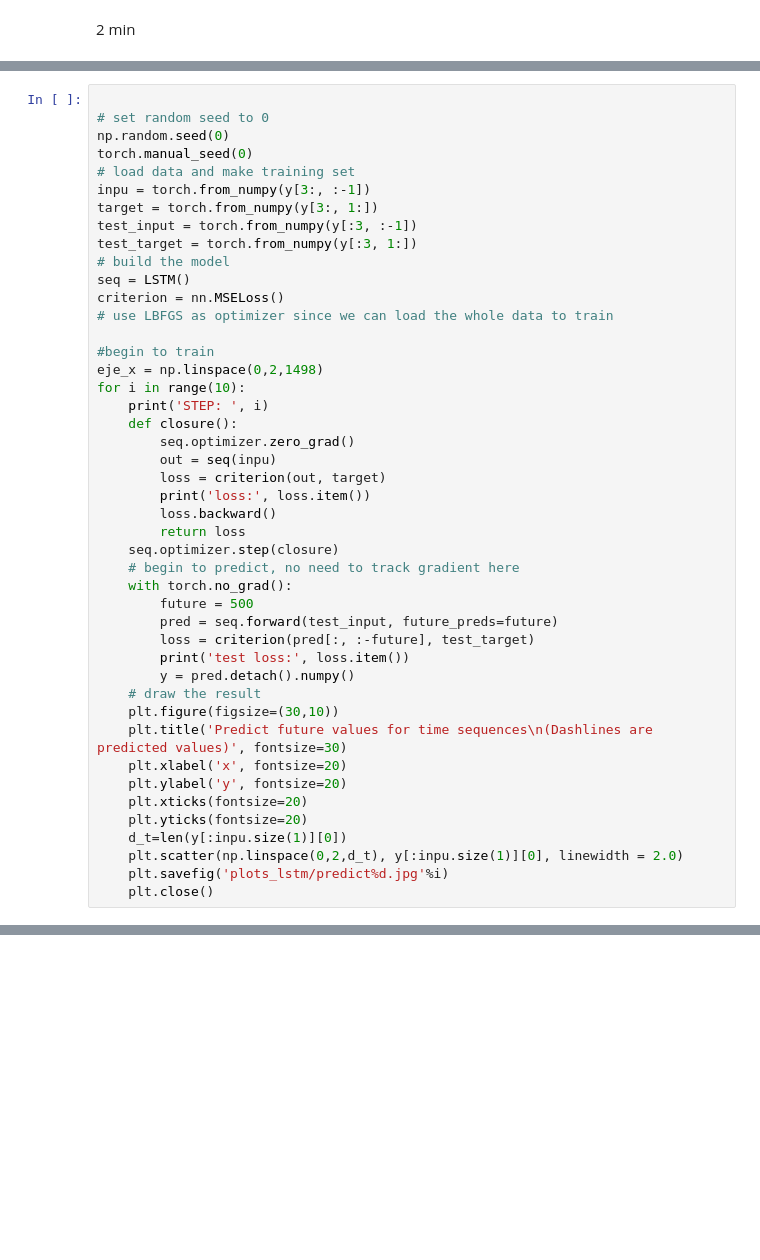
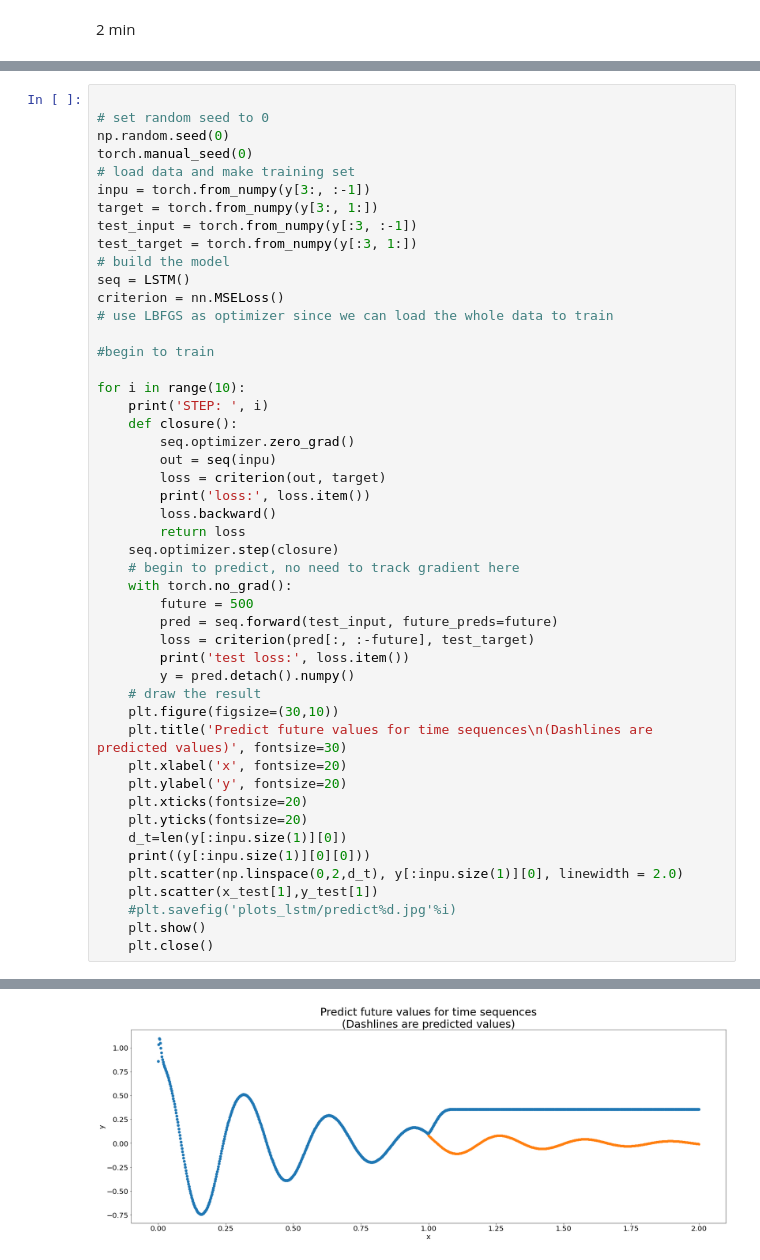
Before and after one commit to soren-hub/IntroductionPinn, a Jupyter notebook: lstm_naive_oscillator.ipynb, the cells around one changed output, grey strips where cells are left out. Cells and saved outputs as stored; diff of their text form; blank space fills up the shorter version.

Commit message:
lstm- working

```diff
--- a/lstm_naive_oscillator.ipynb
+++ b/lstm_naive_oscillator.ipynb
@@ -107,7 +162,7 @@ criterion = nn.MSELoss()
 # use LBFGS as optimizer since we can load the whole data to train
 
 #begin to train
-eje_x = np.linspace(0,2,1498)
+
 for i in range(10):
     print('STEP: ', i)
     def closure():
@@ -133,8 +188,11 @@ for i in range(10):
     plt.xticks(fontsize=20)
     plt.yticks(fontsize=20)
     d_t=len(y[:inpu.size(1)][0])
+    print((y[:inpu.size(1)][0][0]))
     plt.scatter(np.linspace(0,2,d_t), y[:inpu.size(1)][0], linewidth = 2.0)
-    plt.savefig('plots_lstm/predict%d.jpg'%i)
+    plt.scatter(x_test[1],y_test[1])
+    #plt.savefig('plots_lstm/predict%d.jpg'%i)
+    plt.show()
     plt.close()
 # %% [output]
 STEP:  0
@@ -156,0 +215 @@ test loss: 4.005232483450527e-07
+[figure, added]
```
Also changed, not shown: parts of 8 cells of this notebook, 1 other file.
